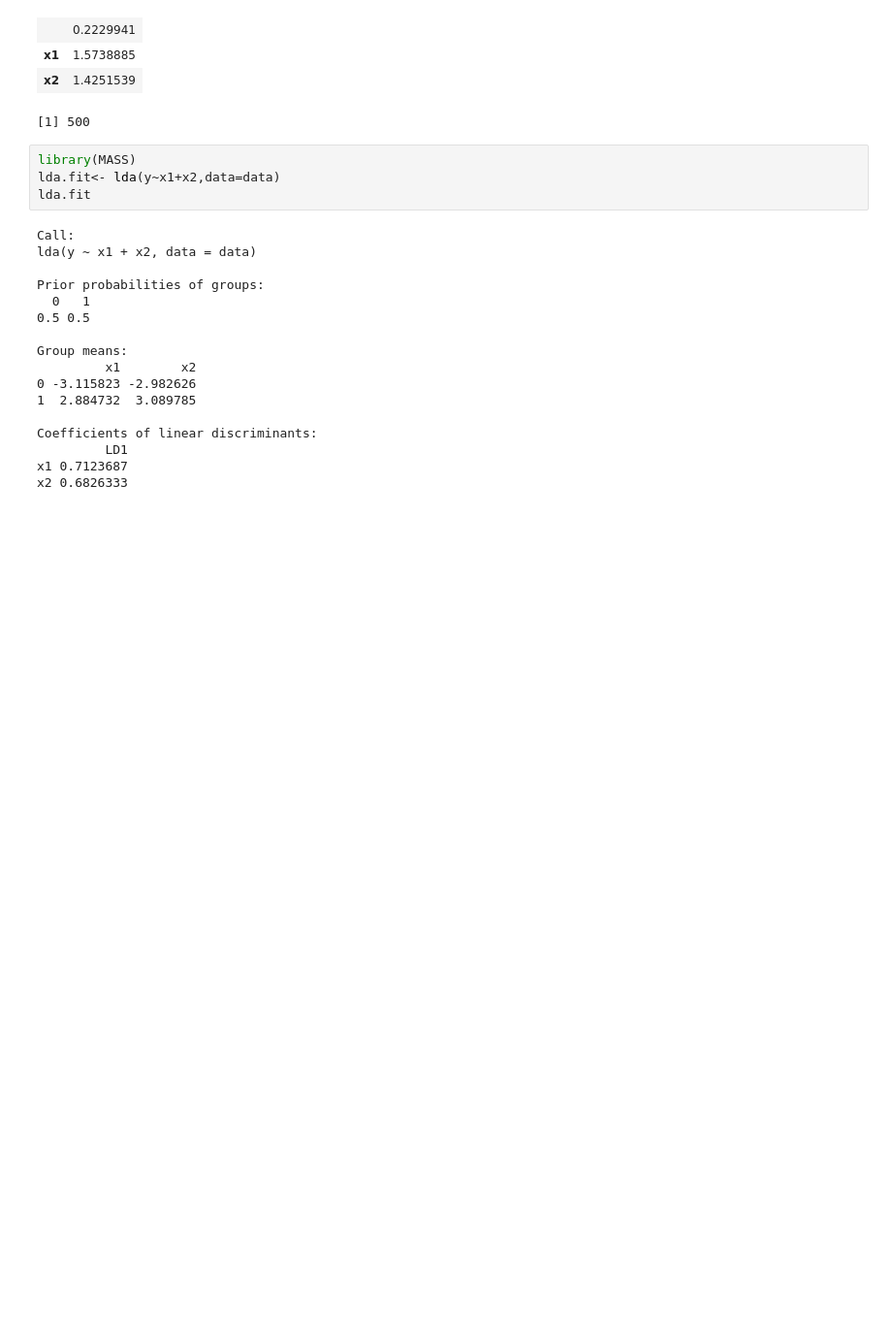
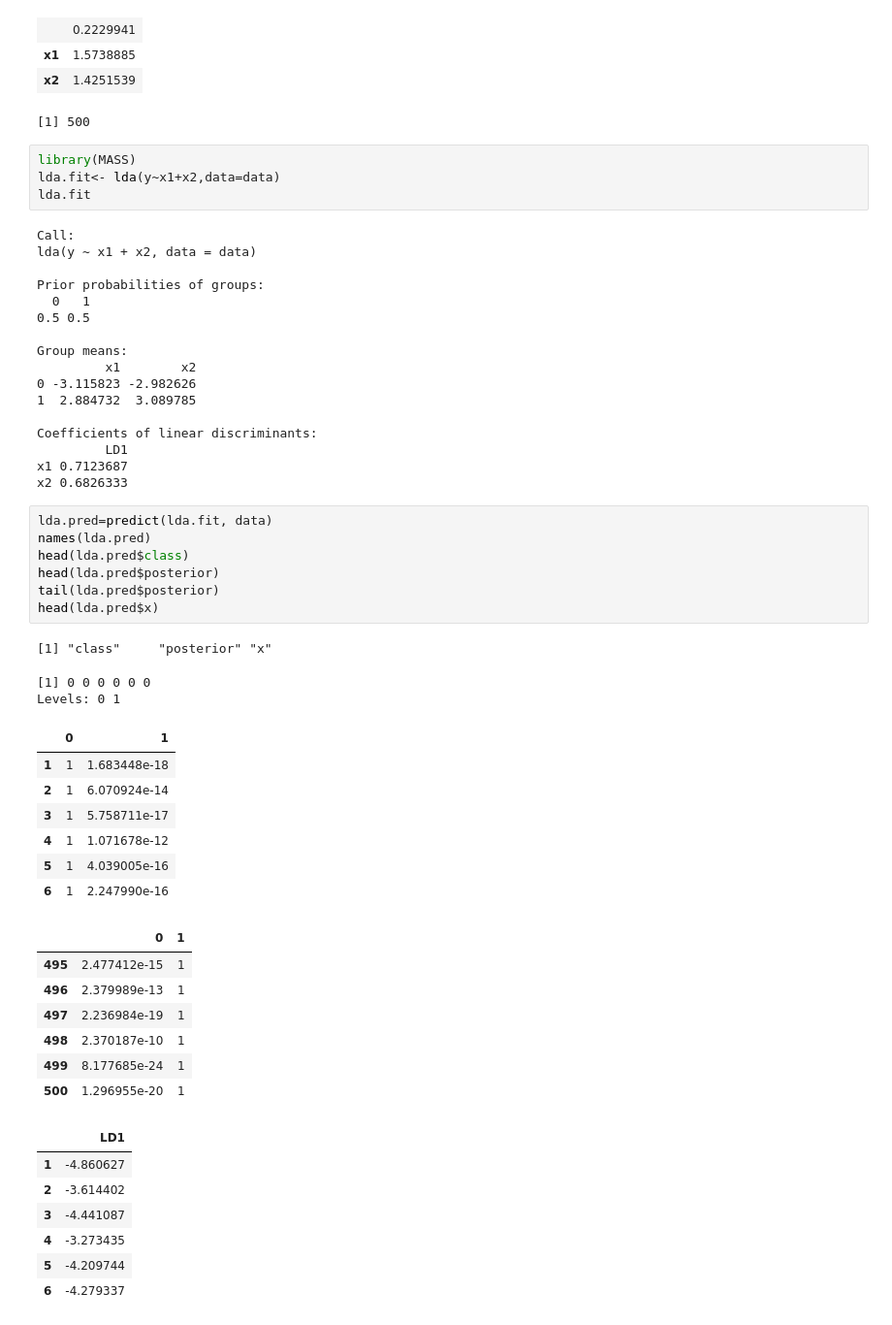
Before and after one commit to eeyangc/Statistical-Machine-Learning, a Jupyter notebook: Chapter4_LogisticReg1.ipynb, the cells around one changed output. Shown: that part at 97% size. Drawn from its saved outputs; the diff is of its cells as text; blank space fills up the shorter version.

```diff
--- a/Chapter4_LogisticReg1.ipynb
+++ b/Chapter4_LogisticReg1.ipynb
@@ -149,3 +149,35 @@ Coefficients of linear discriminants:
          LD1
 x1 0.7123687
 x2 0.6826333
+# %%
+lda.pred=predict(lda.fit, data)
+names(lda.pred)
+head(lda.pred$class)
+head(lda.pred$posterior)
+tail(lda.pred$posterior)
+head(lda.pred$x)
+# %% [output]
+[1] "class"     "posterior" "x"
+[1] 0 0 0 0 0 0
+Levels: 0 1
+|  | 0 | 1 |
+| 1 | 1 | 1.683448e-18 |
+| 2 | 1 | 6.070924e-14 |
+| 3 | 1 | 5.758711e-17 |
+| 4 | 1 | 1.071678e-12 |
+| 5 | 1 | 4.039005e-16 |
+| 6 | 1 | 2.247990e-16 |
+|  | 0 | 1 |
+| 495 | 2.477412e-15 | 1 |
+| 496 | 2.379989e-13 | 1 |
+| 497 | 2.236984e-19 | 1 |
+| 498 | 2.370187e-10 | 1 |
+| 499 | 8.177685e-24 | 1 |
+| 500 | 1.296955e-20 | 1 |
+|  | LD1 |
+| 1 | -4.860627 |
+| 2 | -3.614402 |
+| 3 | -4.441087 |
+| 4 | -3.273435 |
+| 5 | -4.209744 |
+| 6 | -4.279337 |
```
Also changed, not shown: 1 other file.
